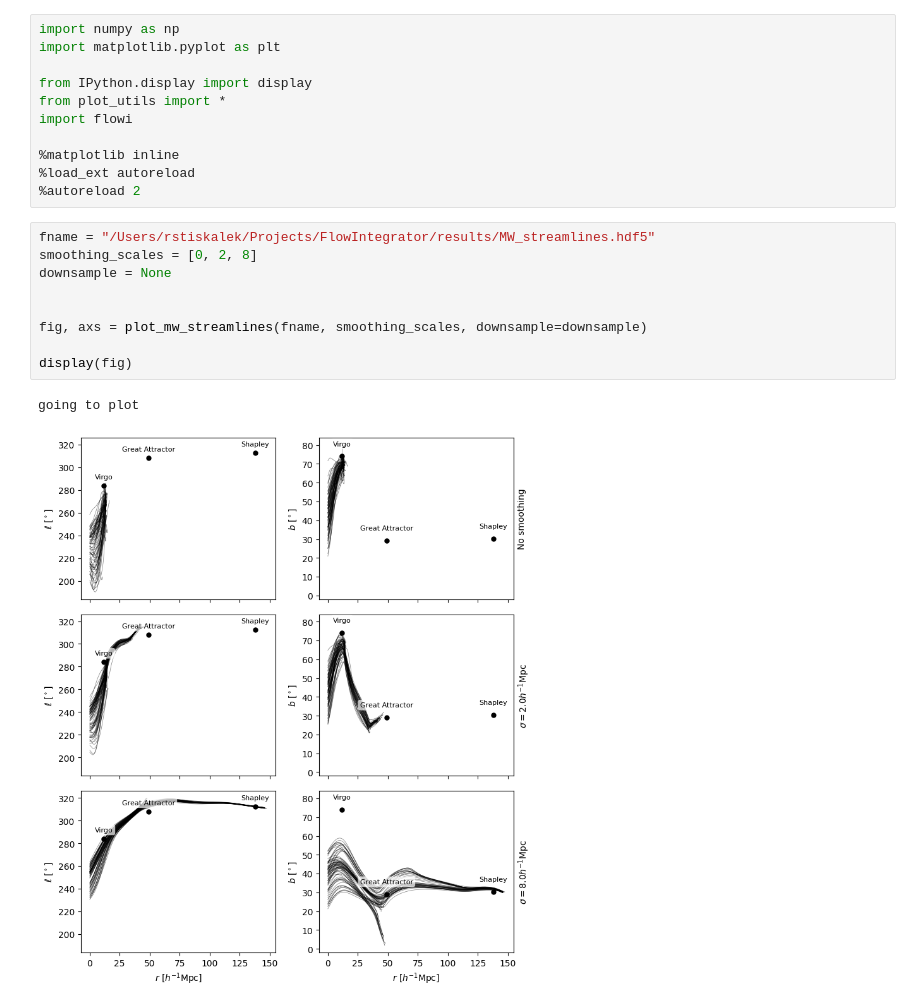
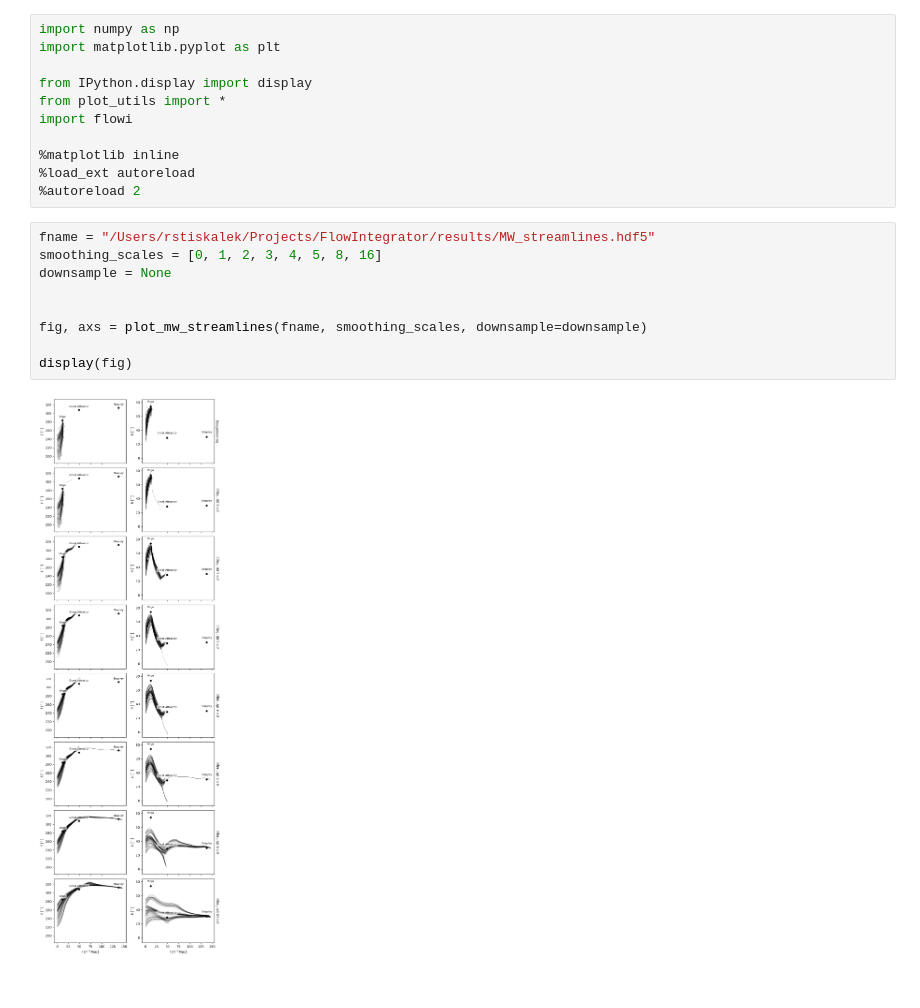
Before and after one commit to Richard-Sti/FlowIntegrator, a Jupyter notebook: notebooks/paper_plots.ipynb, the cells around one changed output. Drawn from its saved outputs; the diff is of its cells as text.

Commit message:
Update the plot

```diff
--- a/notebooks/paper_plots.ipynb
+++ b/notebooks/paper_plots.ipynb
@@ -11,13 +11,12 @@ import flowi
 %autoreload 2
 # %%
 fname = "/Users/rstiskalek/Projects/FlowIntegrator/results/MW_streamlines.hdf5"
-smoothing_scales = [0, 2, 8]
+smoothing_scales = [0, 1, 2, 3, 4, 5, 8, 16]
 downsample = None
 
 
 fig, axs = plot_mw_streamlines(fname, smoothing_scales, downsample=downsample)
 
 display(fig)
 # %% [output]
-going to plot
-[figure, old version]
+[figure, new version]
```
Also changed, not shown: parts of 1 cell of this notebook.
